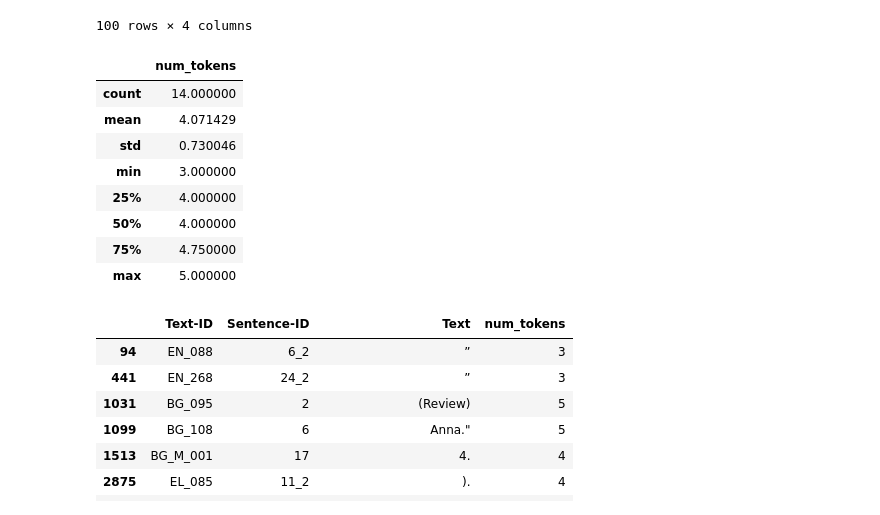
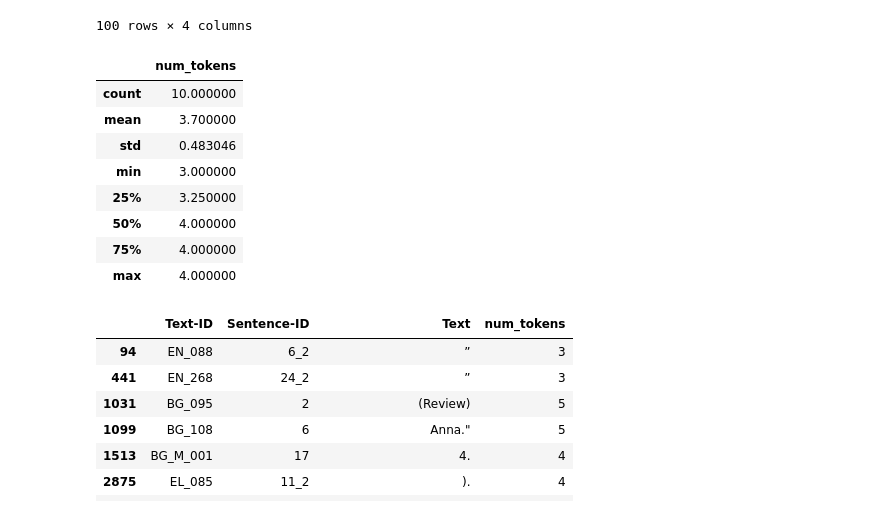
Before and after one commit to daycardoso/bert-vs-modernbert-valueeval24, a Jupyter notebook: pre_process_valores.ipynb, the cells around one changed output. Cells and saved outputs as stored; diff of their text form; code cells hidden in the pictures.

```diff
--- a/pre_process_valores.ipynb
+++ b/pre_process_valores.ipynb
@@ -745,17 +795,17 @@ df_sentences_test_resampled[df_sentences_test_resampled['num_tokens'] < 10].head
 100 rows × 4 columns
 # %%
 # Contar quantas sentenças tem menos de 10 tokens
-df_sentences_test_resampled[df_sentences_test_resampled['num_tokens'] < 6].describe()
+df_sentences_test_resampled[df_sentences_test_resampled['num_tokens'] < 5].describe()
 # %% [output]
 |  | num_tokens |
-| count | 14.000000 |
-| mean | 4.071429 |
-| std | 0.730046 |
+| count | 10.000000 |
+| mean | 3.700000 |
+| std | 0.483046 |
 | min | 3.000000 |
-| 25% | 4.000000 |
+| 25% | 3.250000 |
 | 50% | 4.000000 |
-| 75% | 4.750000 |
-| max | 5.000000 |
+| 75% | 4.000000 |
+| max | 4.000000 |
 # %%
 # Fazer a analise qualitativa das sentença com menos de 10 tokens
 df_sentences_test_resampled[df_sentences_test_resampled['num_tokens'] < 6].head(20)
```
Also changed, not shown: parts of 16 cells of this notebook.
